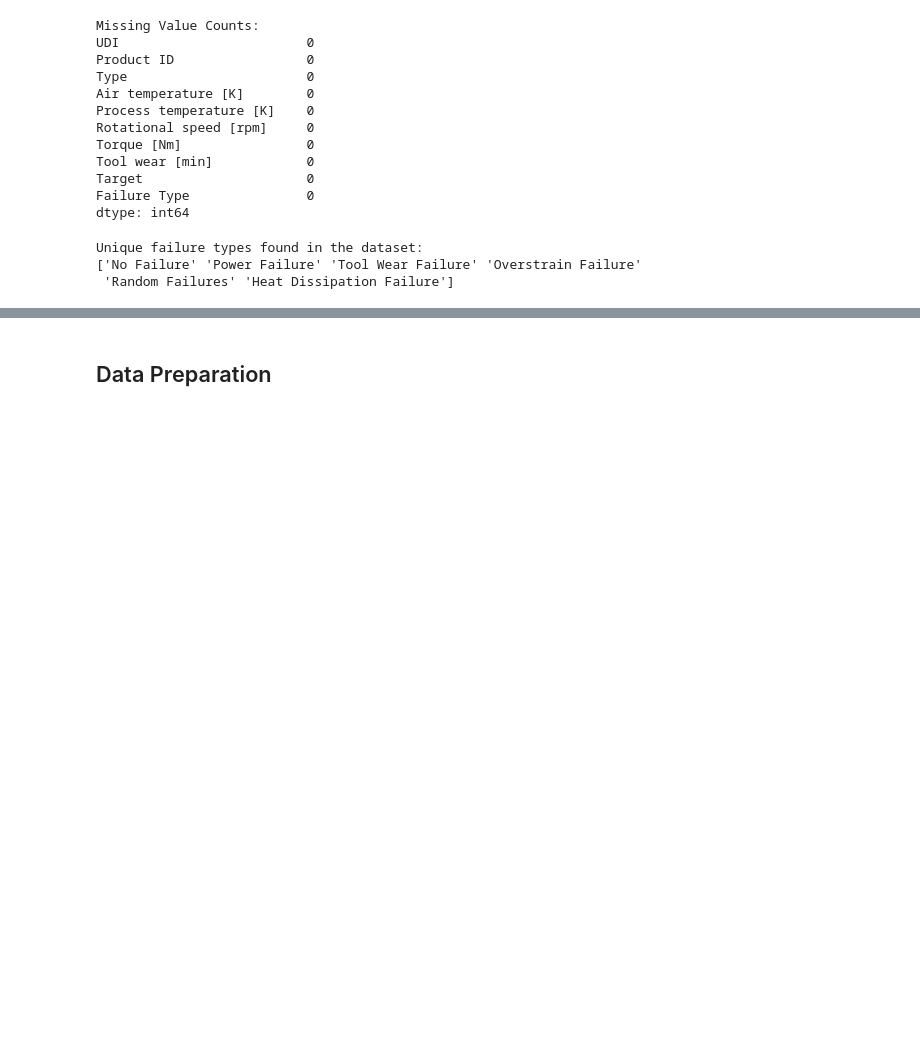
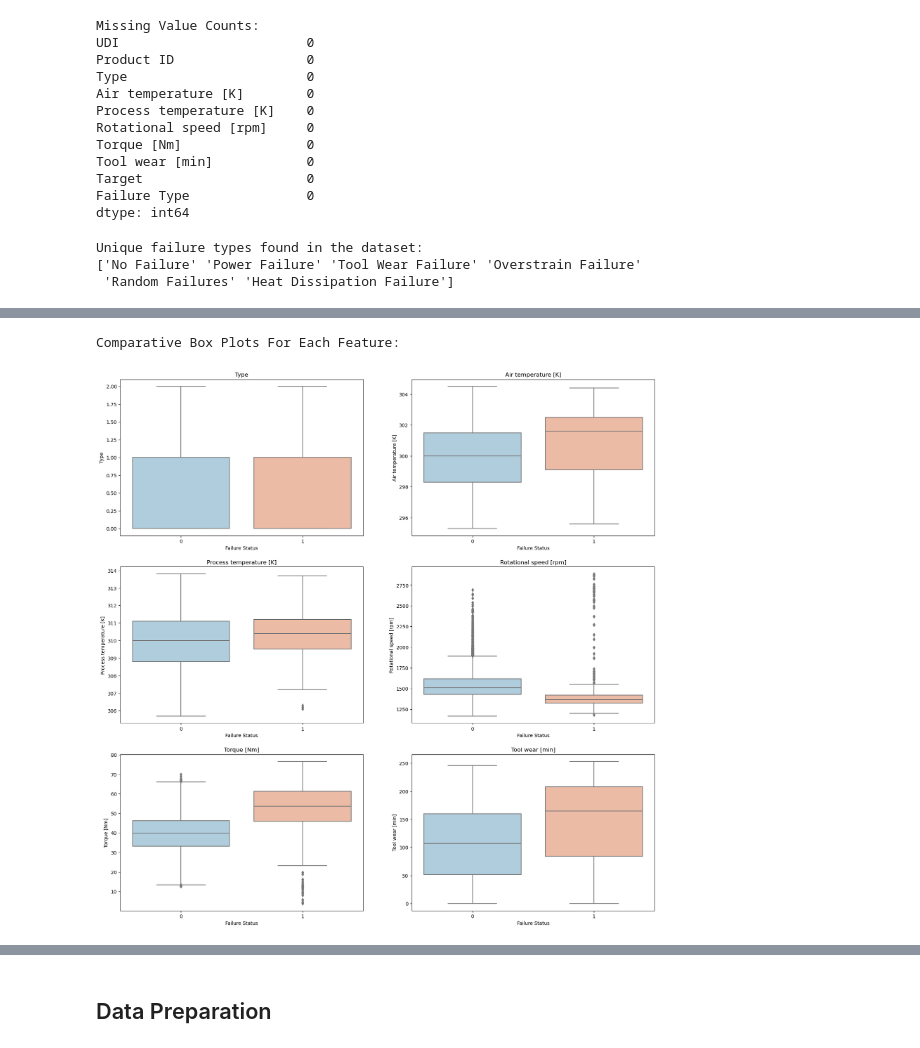
Before and after one commit to elan-wilkinson/Predicting-Manufacturing-Failure-Type, a Jupyter notebook: main.ipynb, the cells around one changed output, grey strips where cells are left out. Cells and saved outputs as stored; diff of their text form; code cells hidden in the pictures; blank space fills up the shorter version.

```diff
--- a/main.ipynb
+++ b/main.ipynb
@@ -101,12 +87,8 @@ failure_types = machining_failure_data['Failure Type']
 # Unique ID variables
 id_cols = ['UDI','Product ID']
 
-# 6/12/24 ACaterio: Changing this variable's name so we keep the original dataset in machining_failure_data
-# machining_failure_data = machining_failure_data.drop(id_cols, axis=1)
-# machining_failure_data = machining_failure_data.drop('Target', axis=1)
-# machining_failure_data = machining_failure_data.drop('Failure Type', axis=1)
 # IV = Independent Variables
-machining_failure_IVs = machining_failure_data
+machining_failure_IVs = machining_failure_data.copy()
 machining_failure_IVs = machining_failure_IVs.drop(id_cols, axis=1)
 machining_failure_IVs = machining_failure_IVs.drop('Target', axis=1)
 machining_failure_IVs = machining_failure_IVs.drop('Failure Type', axis=1)
@@ -149,7 +128,10 @@ Correlation Matrix:
 # %%
 print("Comparative Box Plots For Each Feature:")
 fig, axes = plt.subplots(3, 2, figsize=(20, 20))
-for i, col in enumerate(machining_failure_data.columns):
-    sns.boxplot(x=failure_status, y=col, data=machining_failure_data, ax=axes[i//2, i%2], palette='RdBu_r')
+for i, col in enumerate(machining_failure_IVs.columns):
+    sns.boxplot(x=failure_status, y=col, data=machining_failure_IVs, ax=axes[i//2, i%2], palette='RdBu_r')
     axes[i//2, i%2].set_title(col)
     axes[i//2, i%2].set_xlabel('Failure Status')
+# %% [output]
+Comparative Box Plots For Each Feature:
+[figure, added]
```
Also changed, not shown: parts of 15 cells of this notebook.
